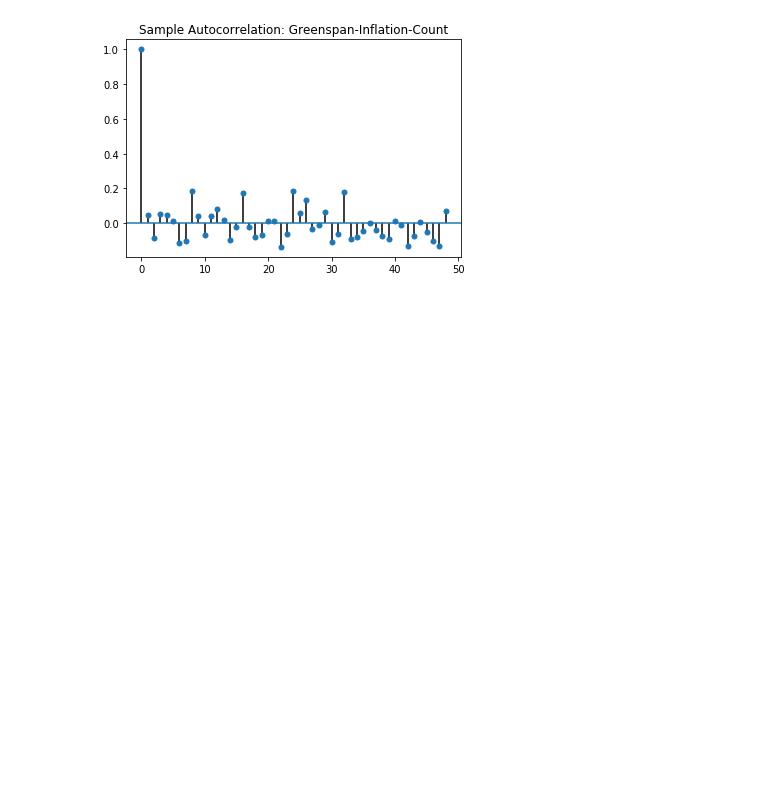
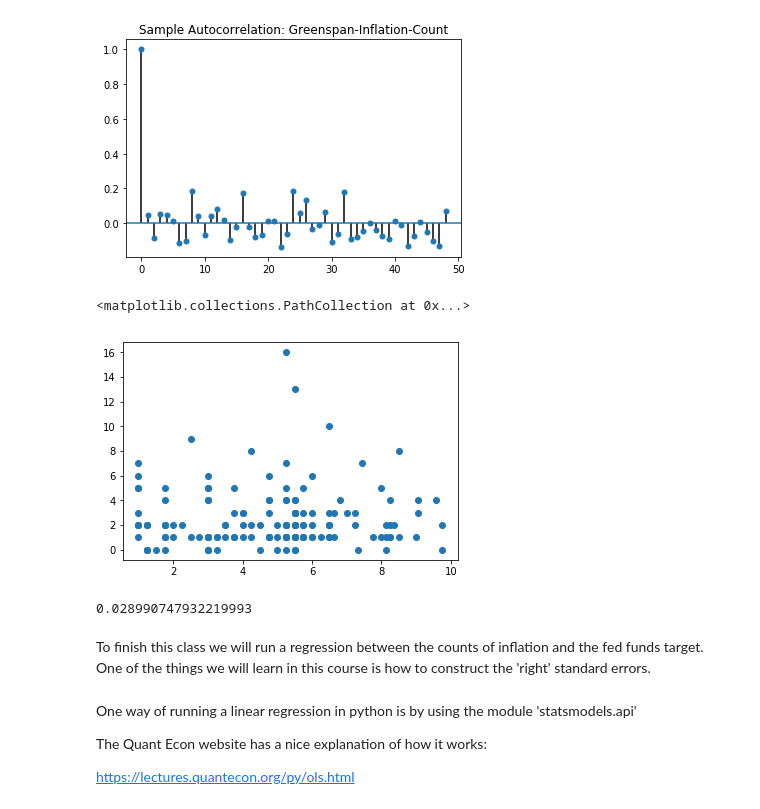
Before and after one commit to jm4474/Courses-TimeSeries-Undergraduate, a Jupyter notebook: 2_3_Lecture/2Code/Python/Lecture2.ipynb, the cells around one changed output. Cells and saved outputs as stored; diff of their text form; code cells hidden in the pictures; blank space fills up the shorter version.

```diff
--- a/2_3_Lecture/2Code/Python/Lecture2.ipynb
+++ b/2_3_Lecture/2Code/Python/Lecture2.ipynb
@@ -387,3 +387,8 @@ acffedtar=plot_acf(data_fedtar_meetings["DFEDTAR"],lags=48, alpha=1, title='Samp
 acfgreen=plot_acf(count_greenspan[0],lags=48, alpha=1,title='Sample Autocorrelation: Greenspan-Inflation-Count')
 # %% [output]
 [figure]
+# %%
+plt.scatter(data_fedtar_meetings["DFEDTAR"], count_greenspan[0])
+# %% [output]
+<matplotlib.collections.PathCollection at 0x...>
+[figure, added]
@@ -389,0 +397,4 @@ acfgreen=plot_acf(count_greenspan[0],lags=48, alpha=1,title='Sample Autocorrelat
+# %%
+np.corrcoef(data_fedtar_meetings["DFEDTAR"], count_greenspan[0])[0 , 1]
+# %% [output]
+0.028990747932219993
@@ -389,0 +403,8 @@ acfgreen=plot_acf(count_greenspan[0],lags=48, alpha=1,title='Sample Autocorrelat
+# %% [markdown]
+To finish this class we will run a regression between the counts of inflation and the fed funds target. One of the things we will learn in this course is how to construct the 'right' standard errors.
+# %% [markdown]
+One way of running a linear regression in python is by using the module 'statsmodels.api'
+
+The Quant Econ website has a nice explanation of how it works:
+
+https://lectures.quantecon.org/py/ols.html
```
Also changed, not shown: parts of 6 cells of this notebook.
